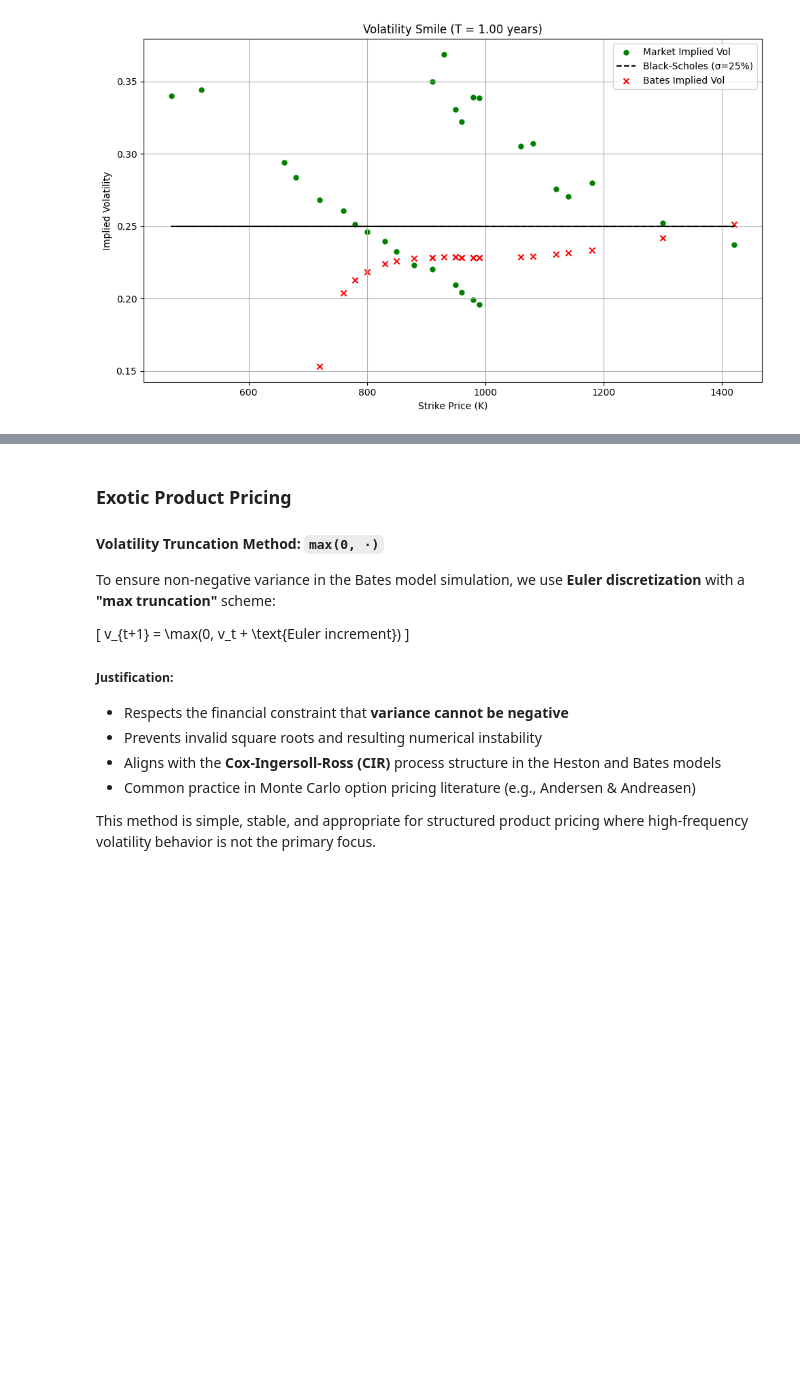
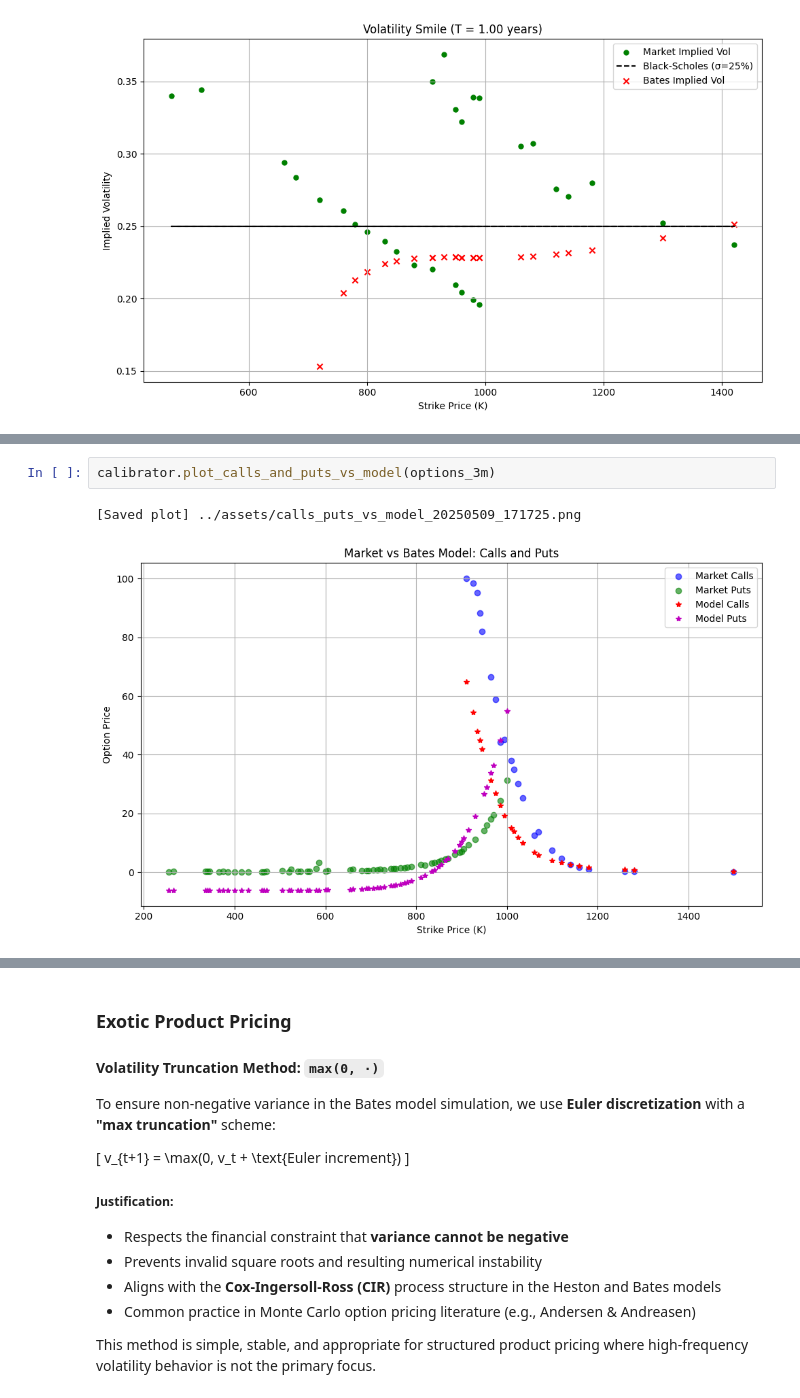
Before and after one commit to ashutoshjha3103/exotic_option_pricing_fe2025, a Jupyter notebook: code/structured_product_design_and_hedge2.ipynb, the cells around one changed output, grey strips where cells are left out. Saved outputs shown, nothing was run; the diff lists cells and outputs as text; blank space fills up the shorter version.

```diff
--- a/code/structured_product_design_and_hedge2.ipynb
+++ b/code/structured_product_design_and_hedge2.ipynb
@@ -551,0 +654,5 @@ calibrator.plot_implied_volatility_smile_comparison(clean_otm_options_df)
+# %%
+calibrator.plot_calls_and_puts_vs_model(options_3m)
+# %% [output]
+[Saved plot] ../assets/calls_puts_vs_model_20250509_171725.png
+[figure, added]
```
Also changed, not shown: parts of 6 cells of this notebook, 1 other file.
